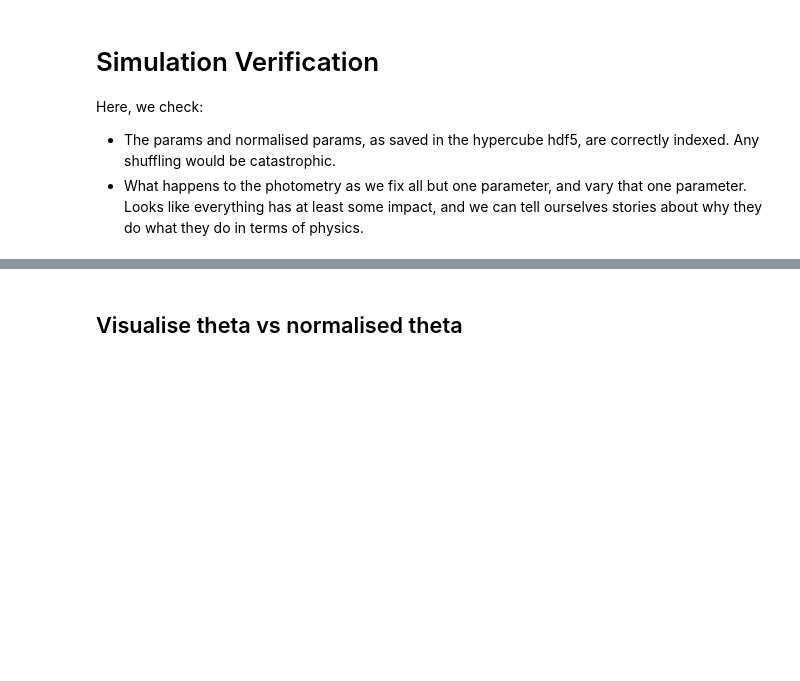
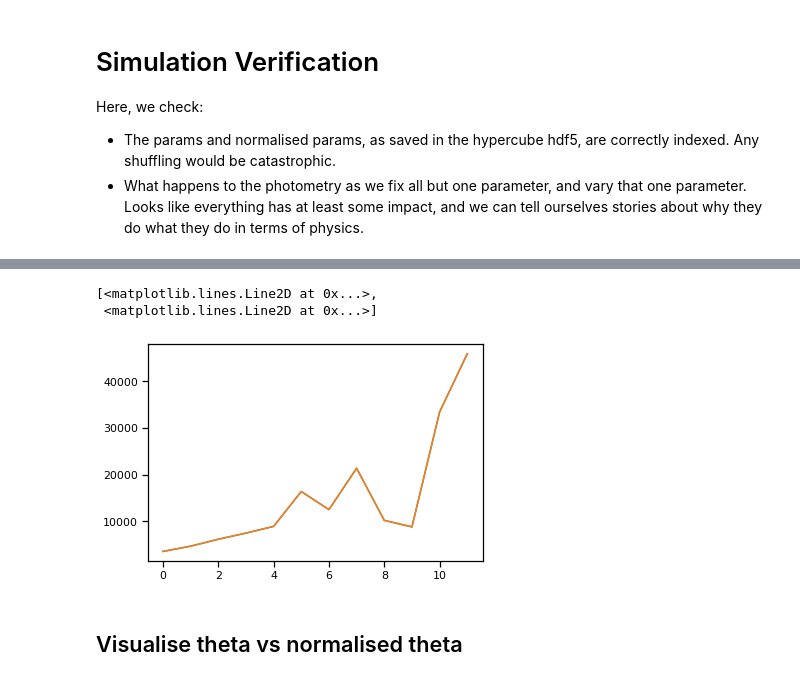
Before and after one commit to mwalmsley/agnfinder, a Jupyter notebook: notebooks/gridding_forward_model/grid_verification.ipynb, the cells around one changed output, grey strips where cells are left out. Cells and saved outputs as stored; diff of their text form; code cells hidden in the pictures; blank space fills up the shorter version.

```diff
--- a/notebooks/gridding_forward_model/grid_verification.ipynb
+++ b/notebooks/gridding_forward_model/grid_verification.ipynb
@@ -36,3 +107,9 @@ with h5py.File(grid_loc, 'r') as f:
+# %%
+plt.plot(np.array(wavelengths_list).transpose())  # exactly the same, as hoped - rest frame wavelengths?
+# %% [output]
+[<matplotlib.lines.Line2D at 0x...>,
+ <matplotlib.lines.Line2D at 0x...>]
+[figure, added]
 # %% [markdown]
 ## Visualise theta vs normalised theta
 # %%
```
Also changed, not shown: parts of 18 cells of this notebook, 6 other files.
